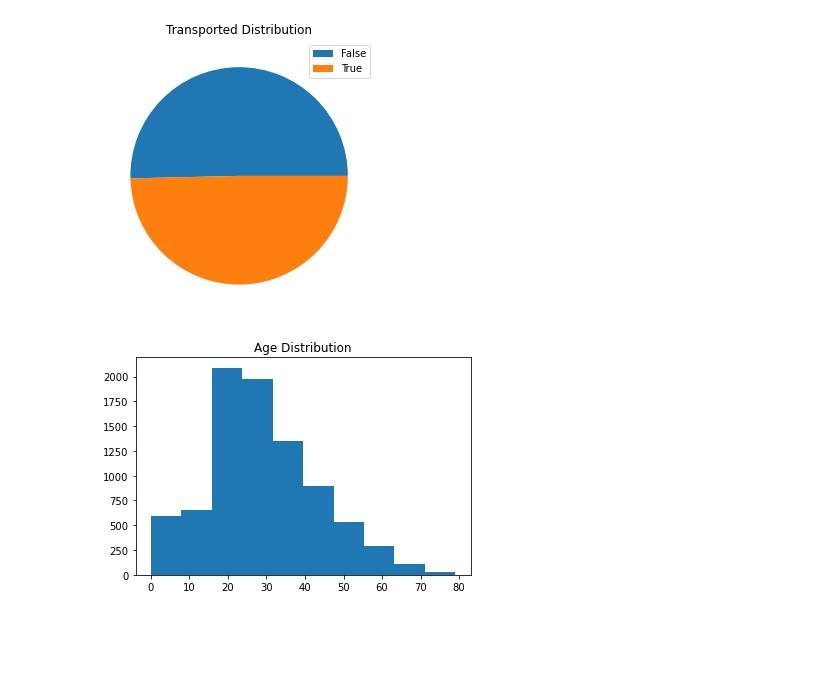
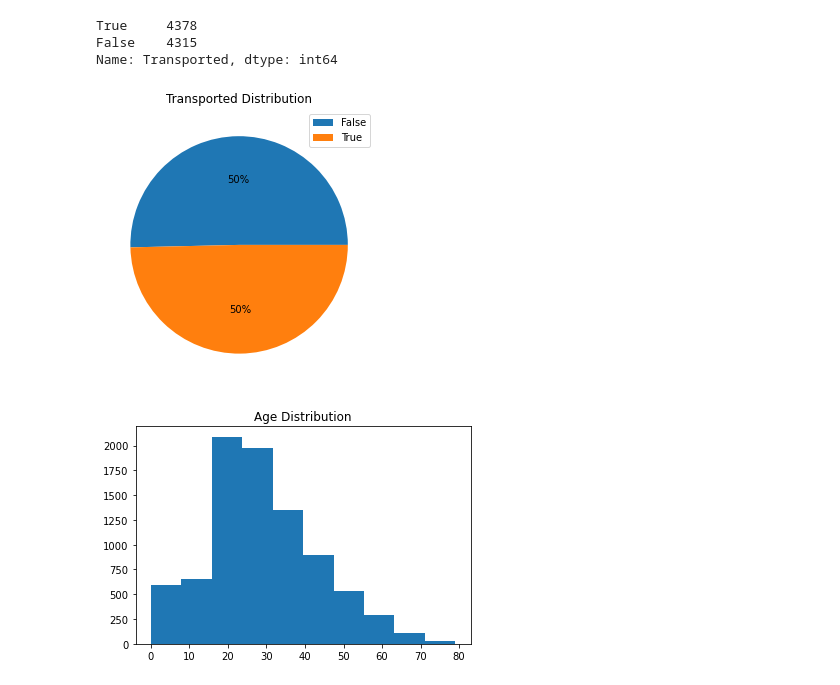
Before and after one commit to ajiteshshree/Spaceship-Titanic, a Jupyter notebook: code.ipynb, the cells around one changed output. Drawn from its saved outputs; the diff is of its cells as text; code cells hidden in the pictures; blank space fills up the shorter version.

```diff
--- a/code.ipynb
+++ b/code.ipynb
@@ -12,11 +36,17 @@ import seaborn as sns
+# %%
+df['Transported'].value_counts()
+# %% [output]
+True     4378
+False    4315
+Name: Transported, dtype: int64
 # %%
 plt.subplots(figsize=(20, 5))
-plt.pie(df["Transported"].value_counts())
+plt.pie(df["Transported"].value_counts(),autopct='%1.0f%%')
 plt.title('Transported Distribution')
 plt.legend(['False', 'True'], loc='best')
 plt.show()
 # %% [output]
-[figure, old version]
+[figure, new version]
 # %%
 plt.hist(df['Age'])
 plt.title("Age Distribution")
```
Also changed, not shown: parts of 19 cells of this notebook, 1 other file.
